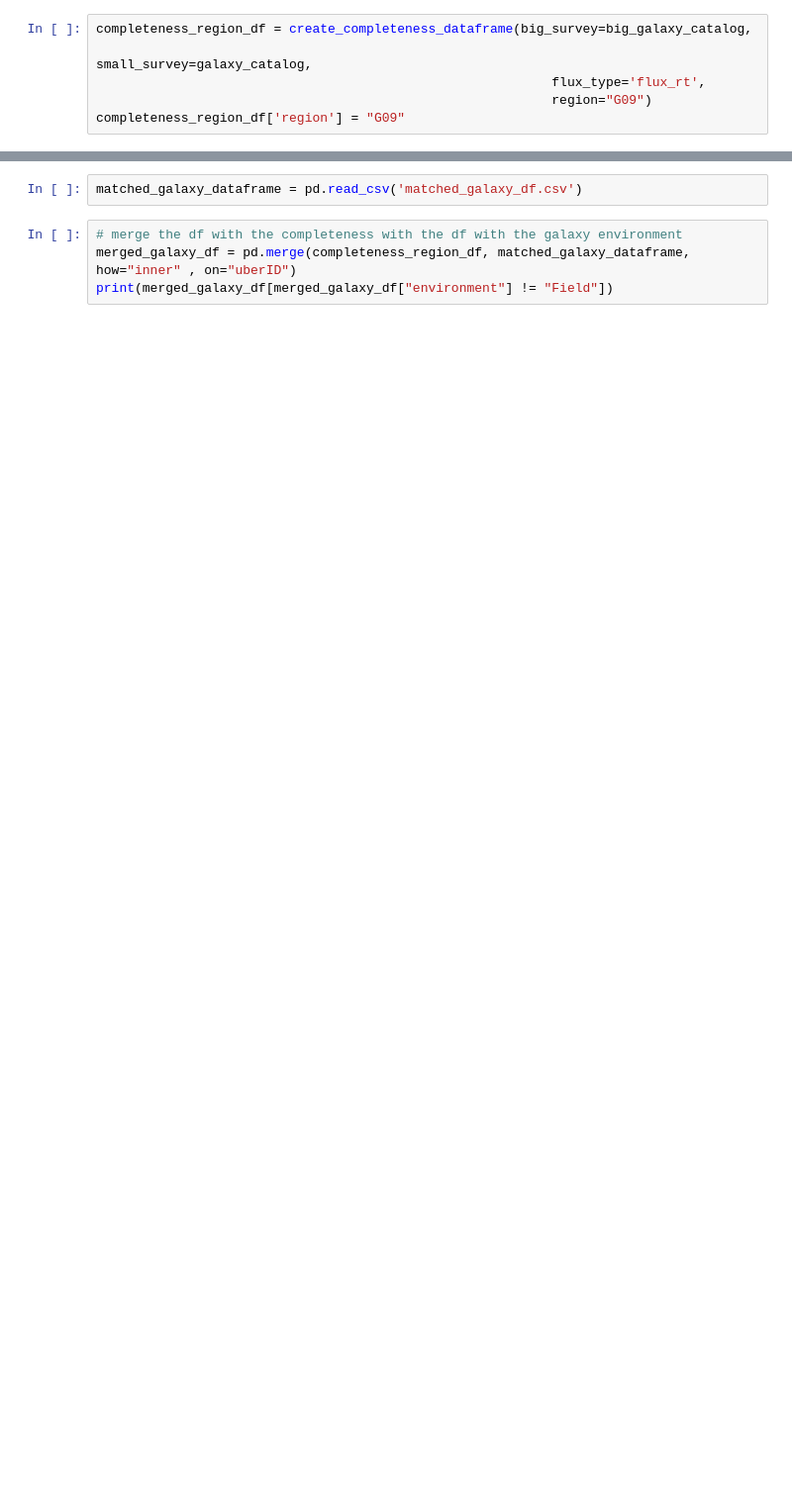
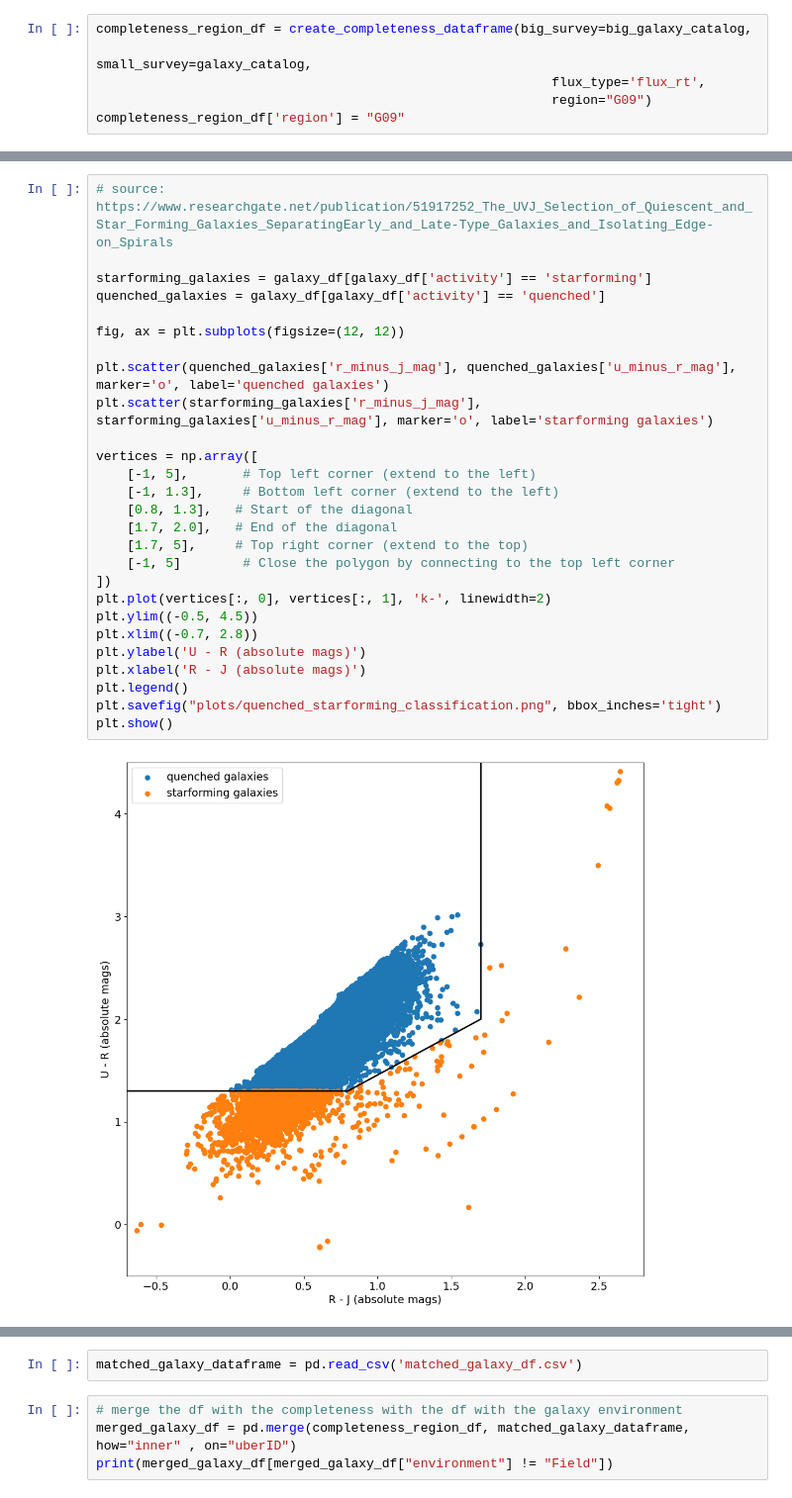
Before and after one commit to Safiye-Teymourzadeh/driver, a Jupyter notebook: erosita_DR1/test_of_matching.ipynb, the cells around one changed output, grey strips where cells are left out. Shown: that part at 99% size. Saved outputs shown, nothing was run; the diff lists cells and outputs as text; blank space fills up the shorter version.

```diff
--- a/erosita_DR1/test_of_matching.ipynb
+++ b/erosita_DR1/test_of_matching.ipynb
@@ -142,3 +275,32 @@ print(galaxy_df)
+# %%
+# source: https://www.researchgate.net/publication/51917252_The_UVJ_Selection_of_Quiescent_and_Star_Forming_Galaxies_SeparatingEarly_and_Late-Type_Galaxies_and_Isolating_Edge-on_Spirals
+
+starforming_galaxies = galaxy_df[galaxy_df['activity'] == 'starforming']
+quenched_galaxies = galaxy_df[galaxy_df['activity'] == 'quenched']
+
+fig, ax = plt.subplots(figsize=(12, 12))
+
+plt.scatter(quenched_galaxies['r_minus_j_mag'], quenched_galaxies['u_minus_r_mag'], marker='o', label='quenched galaxies')
+plt.scatter(starforming_galaxies['r_minus_j_mag'], starforming_galaxies['u_minus_r_mag'], marker='o', label='starforming galaxies')
+
+vertices = np.array([
+    [-1, 5],       # Top left corner (extend to the left)
+    [-1, 1.3],     # Bottom left corner (extend to the left)
+    [0.8, 1.3],   # Start of the diagonal
+    [1.7, 2.0],   # End of the diagonal
+    [1.7, 5],     # Top right corner (extend to the top)
+    [-1, 5]        # Close the polygon by connecting to the top left corner
+])
+plt.plot(vertices[:, 0], vertices[:, 1], 'k-', linewidth=2)
+plt.ylim((-0.5, 4.5))
+plt.xlim((-0.7, 2.8))
+plt.ylabel('U - R (absolute mags)')
+plt.xlabel('R - J (absolute mags)')
+plt.legend()
+plt.savefig("plots/quenched_starforming_classification.png", bbox_inches='tight')
+plt.show()
+# %% [output]
+[figure, added]
 # %%
 # LOOOOOOOOOOOOONG
 # match the galaxies with the clusters
```
Also changed, not shown: parts of 27 cells of this notebook, 9 other files.
